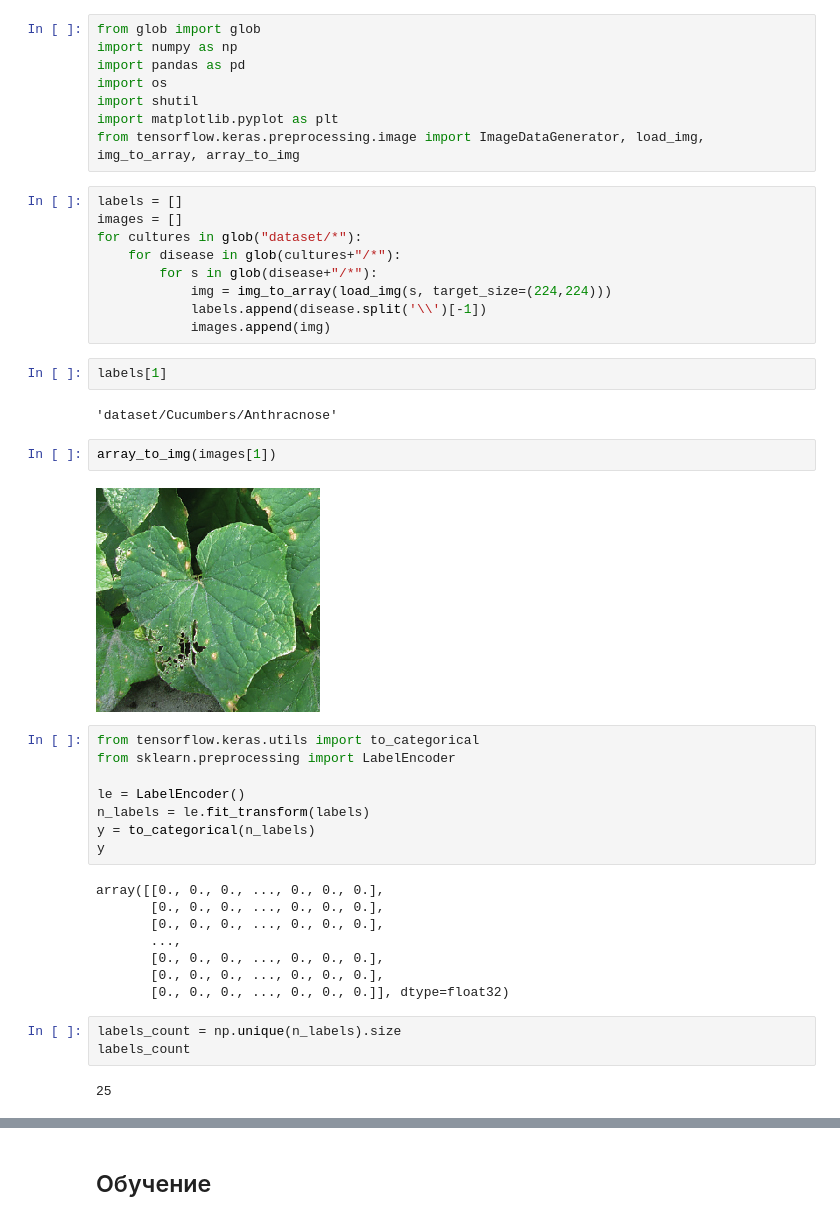
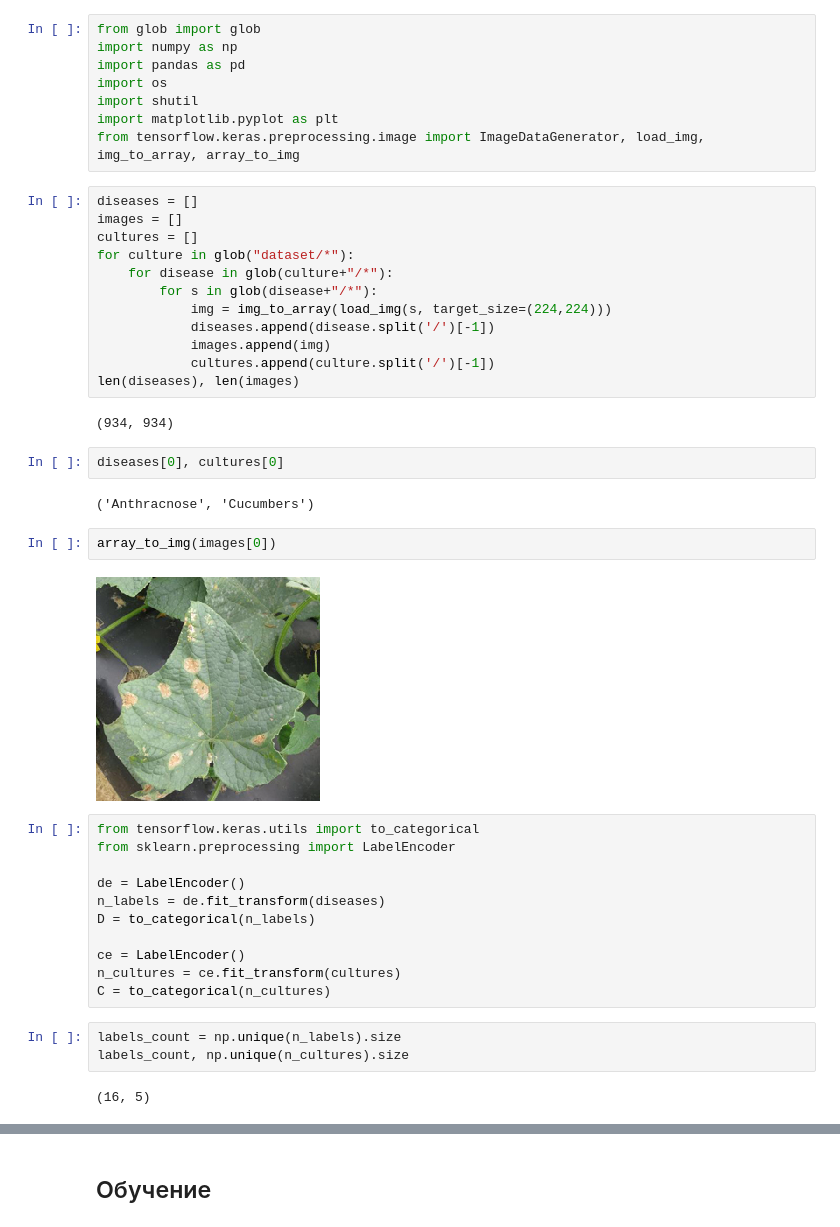
Before and after one commit to datdefboi/plants-health-detector, a Jupyter notebook: plants.ipynb, the cells around one changed output, grey strips where cells are left out. Cells and saved outputs as stored; diff of their text form.

Commit message:
add input with culture info and some conv layers

```diff
--- a/plants.ipynb
+++ b/plants.ipynb
@@ -19,40 +19,40 @@ import shutil
 import matplotlib.pyplot as plt
 from tensorflow.keras.preprocessing.image import ImageDataGenerator, load_img, img_to_array, array_to_img
 # %%
-labels = []
+diseases = []
 images = []
-for cultures in glob("dataset/*"):
-    for disease in glob(cultures+"/*"):
+cultures = []
+for culture in glob("dataset/*"):
+    for disease in glob(culture+"/*"):
         for s in glob(disease+"/*"):
             img = img_to_array(load_img(s, target_size=(224,224)))
-            labels.append(disease.split('\\')[-1])
+            diseases.append(disease.split('/')[-1])
             images.append(img)
+            cultures.append(culture.split('/')[-1])
+len(diseases), len(images)
+# %% [output]
+(934, 934)
-# %%
-labels[1]
-# %% [output]
-'dataset/Cucumbers/Anthracnose'
+# %%
+diseases[0], cultures[0]
+# %% [output]
+('Anthracnose', 'Cucumbers')
 # %%
-array_to_img(images[1])
+array_to_img(images[0])
 # %% [output]
-[figure, old version]
+[figure, new version]
 # %%
 from tensorflow.keras.utils import to_categorical
 from sklearn.preprocessing import LabelEncoder
 
-le = LabelEncoder()
-n_labels = le.fit_transform(labels)
-y = to_categorical(n_labels)
-y
+de = LabelEncoder()
+n_labels = de.fit_transform(diseases)
+D = to_categorical(n_labels)
+
+ce = LabelEncoder()
+n_cultures = ce.fit_transform(cultures)
+C = to_categorical(n_cultures)
-# %% [output]
-array([[0., 0., 0., ..., 0., 0., 0.],
-       [0., 0., 0., ..., 0., 0., 0.],
-       [0., 0., 0., ..., 0., 0., 0.],
-       ...,
-       [0., 0., 0., ..., 0., 0., 0.],
-       [0., 0., 0., ..., 0., 0., 0.],
-       [0., 0., 0., ..., 0., 0., 0.]], dtype=float32)
 # %%
 labels_count = np.unique(n_labels).size
-labels_count
+labels_count, np.unique(n_cultures).size
 # %% [output]
-25
+(16, 5)
```
Also changed, not shown: parts of 15 cells of this notebook, 1 other file.
